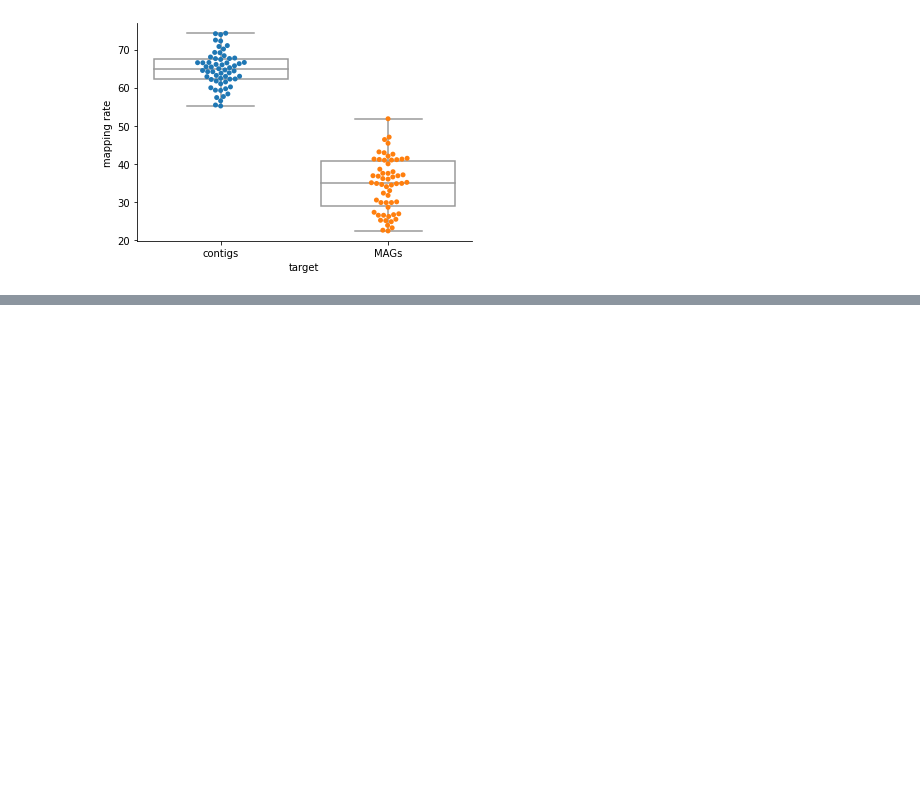
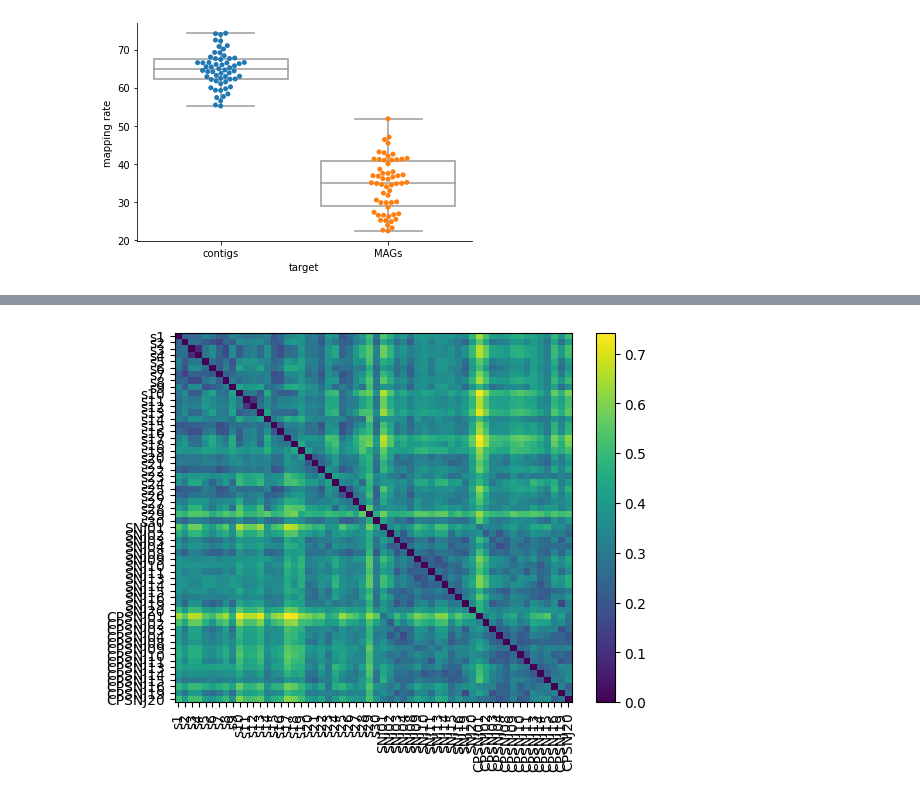
Before and after one commit to BigDataBiology/Duan2026_urban_soil, a Jupyter notebook: analysis/analysis.ipynb, the cells around one changed output, grey strips where cells are left out. Drawn from its saved outputs; the diff is of its cells as text; code cells hidden in the pictures; blank space fills up the shorter version.

```diff
--- a/analysis/analysis.ipynb
+++ b/analysis/analysis.ipynb
@@ -569,0 +605,7 @@ plt.savefig(r'D:\soil\manuscript\draft\mine\mapping_rate.svg')
+# %%
+df= pd.read_csv(r"./pre-calculated_data/singlem_result.tsv",sep='\t',index_col='taxonomy')
+df.fillna(0,inplace=True)
+df.columns = ['SNJ01', 'SNJ02','SNJ03','SNJ04', 'SNJ08','SNJ09','SNJ10', 'SNJ11','SNJ13','SNJ14', 'SNJ15','SNJ16','SNJ19','SNJ20','s10','s11','s12','s13','s14','s15','s16','s17','s18','s19','s1','s20','s21','s22','s23','s24','s25','s26','s27','s28','s29','s2','s30','s3','s4','s5','s6','s7','s8','s9','CPSNJ01','CPSNJ02','CPSNJ03','CPSNJ04','CPSNJ08','CPSNJ09','CPSNJ10','CPSNJ11','CPSNJ13','CPSNJ14','CPSNJ15','CPSNJ16','CPSNJ19','CPSNJ20']
+order = ['s1', 's2', 's3','s4','s5','s6', 's7', 's8','s9','s10','s11','s12','s13','s14','s15','s16','s17','s18','s19','s20','s21','s22','s23','s24','s25','s26','s27','s28','s29','s30','SNJ01', 'SNJ02','SNJ03','SNJ04', 'SNJ08','SNJ09','SNJ10','SNJ11','SNJ13','SNJ14', 'SNJ15','SNJ16','SNJ19','SNJ20','CPSNJ01','CPSNJ02','CPSNJ03','CPSNJ04','CPSNJ08','CPSNJ09','CPSNJ10','CPSNJ11','CPSNJ13','CPSNJ14','CPSNJ15','CPSNJ16','CPSNJ19','CPSNJ20']
+df = df.reindex(columns=order)
+df
@@ -569,0 +627,3 @@ plt.savefig(r'D:\soil\manuscript\draft\mine\mapping_rate.svg')
+# %%
+df_no0 = df[df.sum(axis=1) > 0]
+df_no0
@@ -569,0 +645,4 @@ plt.savefig(r'D:\soil\manuscript\draft\mine\mapping_rate.svg')
+# %%
+df_no0_T = df_no0.T
+df_no0_T = df_no0_T.drop('unassigned',axis=1)
+df_no0_T
@@ -569,0 +668,9 @@ plt.savefig(r'D:\soil\manuscript\draft\mine\mapping_rate.svg')
+# %%
+df_no0_T_array= np.array(df_no0_T)
+df_no0_T_array
+df_no0_T_list =df_no0_T_array.tolist()
+ids = ['s1', 's2', 's3','s4','s5','s6', 's7', 's8','s9','s10','s11','s12','s13','s14','s15','s16','s17','s18','s19','s20','s21','s22','s23','s24','s25','s26','s27','s28','s29','s30','SNJ01', 'SNJ02','SNJ03','SNJ04', 'SNJ08','SNJ09','SNJ10','SNJ11','SNJ13','SNJ14', 'SNJ15','SNJ16','SNJ19','SNJ20','CPSNJ01','CPSNJ02','CPSNJ03','CPSNJ04','CPSNJ08','CPSNJ09','CPSNJ10','CPSNJ11','CPSNJ13','CPSNJ14','CPSNJ15','CPSNJ16','CPSNJ19','CPSNJ20']
+bc_dm = beta_diversity("braycurtis",df_no0_T_list,ids)
+bc_dm
+# %% [output]
+[figure, added]
```
Also changed, not shown: parts of 20 cells of this notebook, 6 other files.
